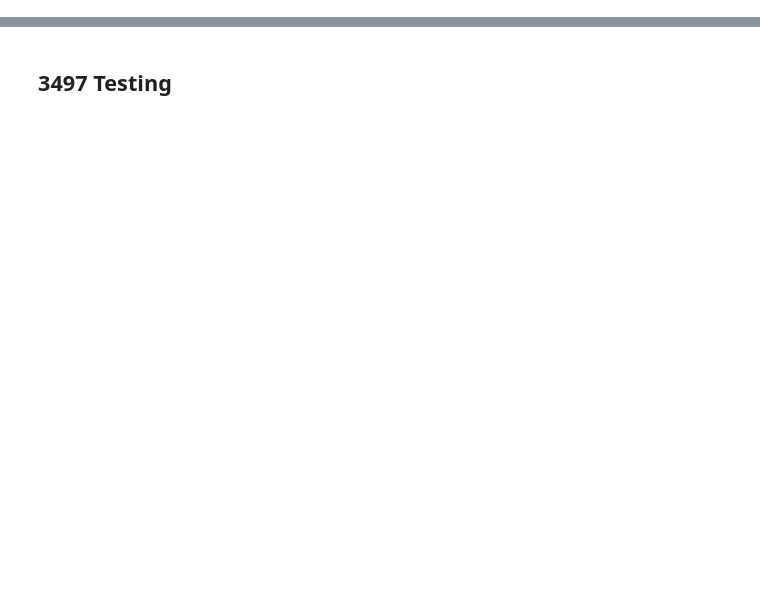
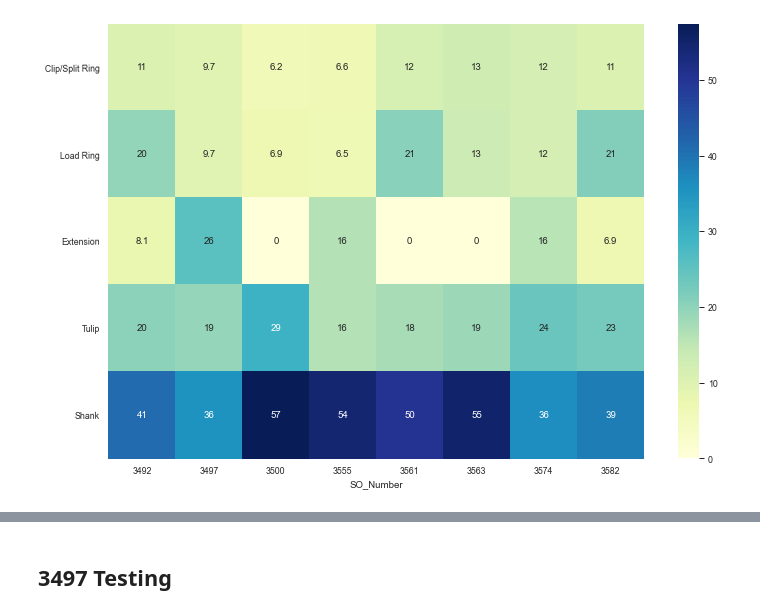
Before and after one commit to tall-geese/AQL-order-breakdown, a Jupyter notebook: notebooks/Analysis of Modular Components Impact on AQL.ipynb, the cells around one changed output, grey strips where cells are left out. Cells and saved outputs as stored; diff of their text form; code cells hidden in the pictures; blank space fills up the shorter version.

```diff
--- a/notebooks/Analysis of Modular Components Impact on AQL.ipynb
+++ b/notebooks/Analysis of Modular Components Impact on AQL.ipynb
@@ -5,3 +5,12 @@ import matplotlib.pyplot as plt
 %matplotlib inline
 import seaborn as sns; sns.set(); sns.set_context('paper')
 import os
+# %%
+so_df = pd.DataFrame()
+
+for so in ['3492','3497','3500','3555','3561','3563','3574','3582']:
+    temp_df = pd.read_csv(filepath_or_buffer=os.getcwd().replace("notebooks","csv\\") + so + ".csv", header=0, index_col=False)
+    so_df = pd.concat([so_df,temp_df], ignore_index=True)
+
+so_df['SO_Number'] = so_df['JobNum'].str[0:4]
+so_df
@@ -7,0 +31,17 @@ import os
+# %%
+
+
+
+pivot_df = so_df.pivot_table(values='AQLforTranQty',index='PhaseID',columns='SO_Number',aggfunc=np.sum, fill_value=0)
+pivot_df = pivot_df.reindex(['Clip/Split Ring','Load Ring','Extension','Tulip','Shank'],)
+
+# for a in pivot_df.columns.to_list():
+#     pivot_df[a].apply(lambda x: x **2)
+
+pivot_df = pivot_df.apply(func=lambda x: 100*x/x.sum(), axis=0)
+fig,ax = plt.subplots(figsize=(12,8))
+ax = sns.heatmap(pivot_df,cmap='YlGnBu', ax=ax,annot=True)
+ax.set_ylabel('')
+ax.tick_params(axis='y', labelrotation=.5)
+# %% [output]
+[figure, added]
```
Also changed, not shown: parts of 5 cells of this notebook.
